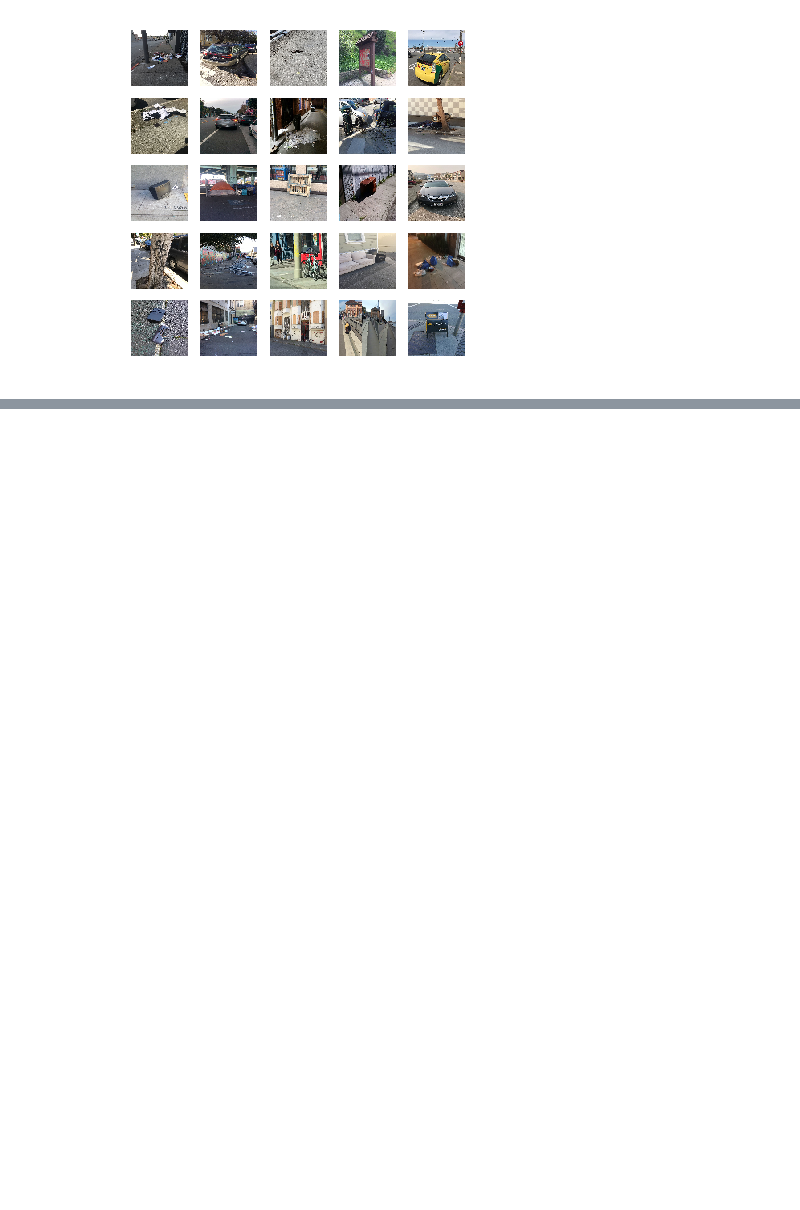
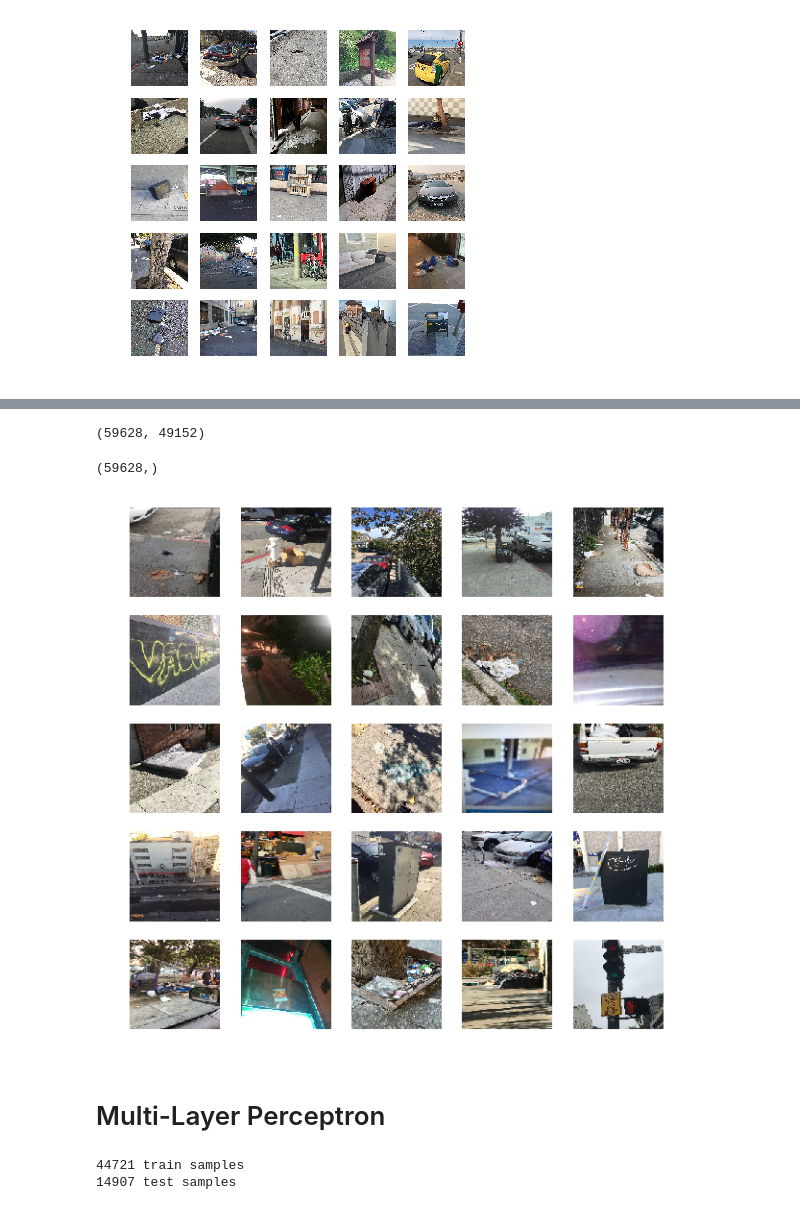
Before and after one commit to cbevis/SF_311, a Jupyter notebook: 311-Capstone_EDA.ipynb, the cells around one changed output, grey strips where cells are left out. Saved outputs shown, nothing was run; the diff lists cells and outputs as text; code cells hidden in the pictures; blank space fills up the shorter version.

```diff
--- a/311-Capstone_EDA.ipynb
+++ b/311-Capstone_EDA.ipynb
@@ -262,0 +297,14 @@ for j in range(5):
+# %%
+X2 = np.concatenate(X, axis=0)
+# %%
+X2 = X2.reshape(59628, 49152)
+# %%
+X2.shape
+# %% [output]
+(59628, 49152)
+# %%
+y2 = np.concatenate(y, axis=0)
+# %%
+y2.shape
+# %% [output]
+(59628,)
@@ -262,0 +313,42 @@ for j in range(5):
+# %%
+X_train, X_test, y_train, y_test = train_test_split(X2, y2, test_size=0.25)
+# %%
+# Display a sampling of images
+#Examples of cifar dataset
+X_train_image = X_train.reshape(X_train.shape[0], 128, 128, 3)
+
+#Visualizing CIFAR 10
+fig, axes1 = plt.subplots(5,5,figsize=(10,10))
+for j in range(5):
+    for k in range(5):
+        i = np.random.choice(range(len(X_train_image)))
+        axes1[j][k].set_axis_off()
+        axes1[j][k].imshow(X_train_image[i:i+1][0])
+# %% [output]
+[figure, added]
+# %% [markdown]
+# Multi-Layer Perceptron
+# %%
+# Convert to float32 for type consistency
+X_train = X_train.astype('float32')
+X_test = X_test.astype('float32')
+
+# Normalize values to 1 from 0 to 255 (256 values of pixels)
+X_train /= 255
+X_test /= 255
+
+# Print sample sizes
+print(X_train.shape[0], 'train samples')
+print(X_test.shape[0], 'test samples')
+
+# Convert class vectors to binary class matrices
+# instead of one column with 10 values, create 29 binary columns
+le = LabelEncoder()
+y_train_enc = le.fit_transform(y_train)
+y_test_enc = le.transform(y_test)
+
+y_train = keras.utils.to_categorical(y_train_enc, 29)
+y_test = keras.utils.to_categorical(y_test_enc, 29)
+# %% [output]
+44721 train samples
+14907 test samples
```
Also changed, not shown: parts of 7 cells of this notebook.
